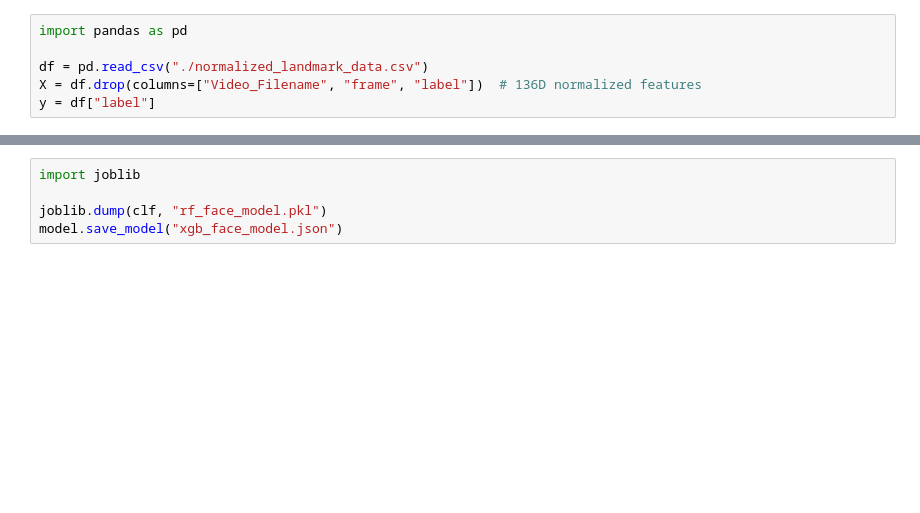
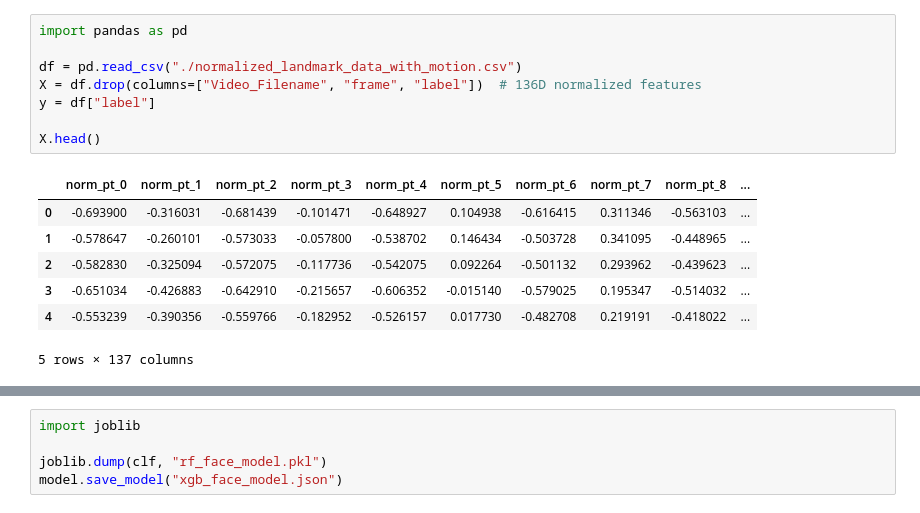
Before and after one commit to MartyBarrett/DecepTech, a Jupyter notebook: scripts/VideoModelScript.ipynb, the cells around one changed output, grey strips where cells are left out. Cells and saved outputs as stored; diff of their text form; blank space fills up the shorter version.

```diff
--- a/scripts/VideoModelScript.ipynb
+++ b/scripts/VideoModelScript.ipynb
@@ -1,9 +1,19 @@
 # %%
 import pandas as pd
 
-df = pd.read_csv("./normalized_landmark_data.csv")
+df = pd.read_csv("./normalized_landmark_data_with_motion.csv")
 X = df.drop(columns=["Video_Filename", "frame", "label"])  # 136D normalized features
 y = df["label"]
+
+X.head()
+# %% [output]
+|  | norm_pt_0 | norm_pt_1 | norm_pt_2 | norm_pt_3 | norm_pt_4 | norm_pt_5 | norm_pt_6 | norm_pt_7 | norm_pt_8 | ... |
+| 0 | -0.693900 | -0.316031 | -0.681439 | -0.101471 | -0.648927 | 0.104938 | -0.616415 | 0.311346 | -0.563103 | ... |
+| 1 | -0.578647 | -0.260101 | -0.573033 | -0.057800 | -0.538702 | 0.146434 | -0.503728 | 0.341095 | -0.448965 | ... |
+| 2 | -0.582830 | -0.325094 | -0.572075 | -0.117736 | -0.542075 | 0.092264 | -0.501132 | 0.293962 | -0.439623 | ... |
+| 3 | -0.651034 | -0.426883 | -0.642910 | -0.215657 | -0.606352 | -0.015140 | -0.579025 | 0.195347 | -0.514032 | ... |
+| 4 | -0.553239 | -0.390356 | -0.559766 | -0.182952 | -0.526157 | 0.017730 | -0.482708 | 0.219191 | -0.418022 | ... |
+5 rows × 137 columns
 # %%
 #!pip install scikit-learn
 from sklearn.ensemble import RandomForestClassifier
```
Also changed, not shown: parts of 6 cells of this notebook, 11 other files.
